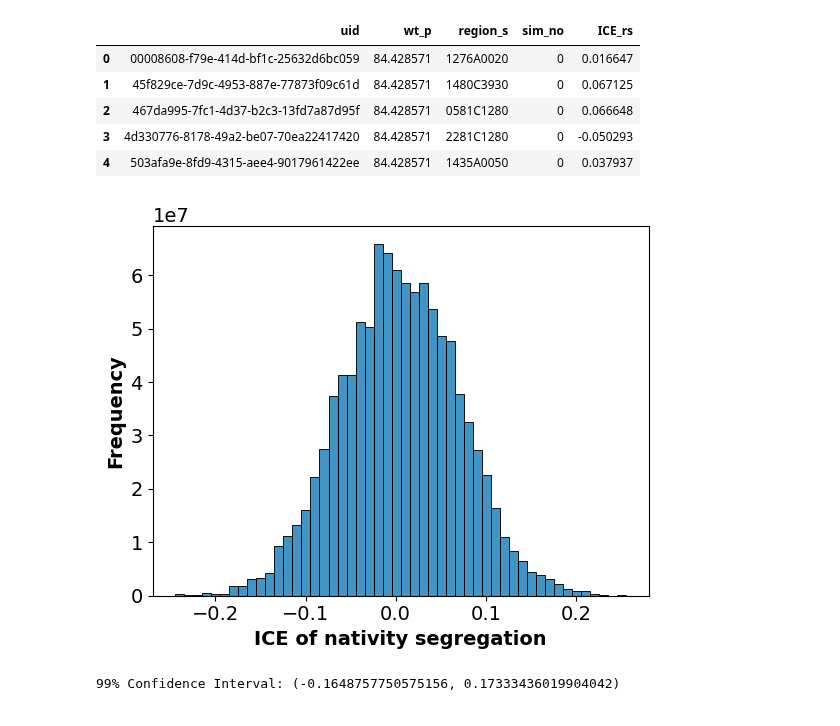
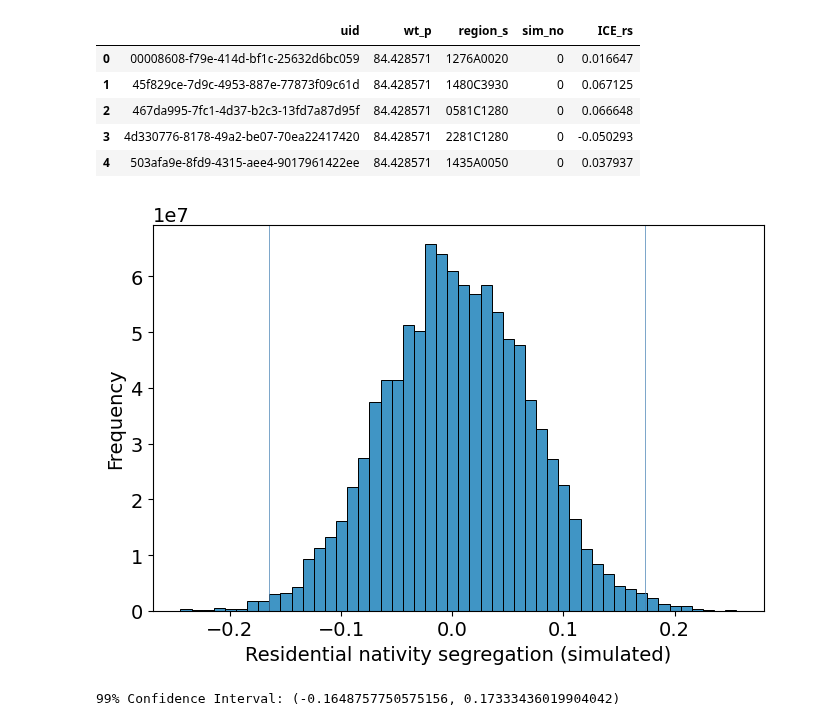
Before and after one commit to MobiSegInsights/mobi-social-segregation-se, a Jupyter notebook: src/MobiSegInsightsSE.feature_eng.1.0/14-3-residential-segregation-shuffling.ipynb, the cells around one changed output. Saved outputs shown, nothing was run; the diff lists cells and outputs as text; code cells hidden in the pictures.

```diff
--- a/src/MobiSegInsightsSE.feature_eng.1.0/14-3-residential-segregation-shuffling.ipynb
+++ b/src/MobiSegInsightsSE.feature_eng.1.0/14-3-residential-segregation-shuffling.ipynb
@@ -125,12 +125,17 @@ df_sim.head()
 | 3 | 4d330776-8178-49a2-be07-70ea22417420 | 84.428571 | 2281C1280 | 0 | -0.050293 |
 | 4 | 503afa9e-8fd9-4315-aee4-9017961422ee | 84.428571 | 1435A0050 | 0 | 0.037937 |
 # %%
-h = sns.histplot(data=df_sim, x='ICE_rs', binwidth=0.01, weights='wt_p', kde=False)
-h.set_xlabel('ICE of nativity segregation', fontweight='bold')
-h.set_ylabel('Frequency', fontweight='bold')
+f, h = plt.subplots(figsize=(7, 5))
+sns.histplot(data=df_sim, x='ICE_rs', binwidth=0.01, weights='wt_p', kde=False)
+h.set_xlabel('Residential nativity segregation (simulated)')
+h.axvline(x=-0.1648757750575156, linewidth = 0.5, color='steelblue')
+h.axvline(x=0.17333436019904042, linewidth = 0.5, color='steelblue')
+h.set_ylabel('Frequency')
+plt.tight_layout()
+f.savefig("figures/seg_rsim.png", dpi=300)
 plt.show()
 # %% [output]
-[figure, old version]
+[figure, new version]
 # %%
 # Calculate the weighted mean and standard error
 w = df_sim['wt_p'] / df_sim['wt_p'].sum() * len(df_sim)
```
Also changed, not shown: 51 other files.
